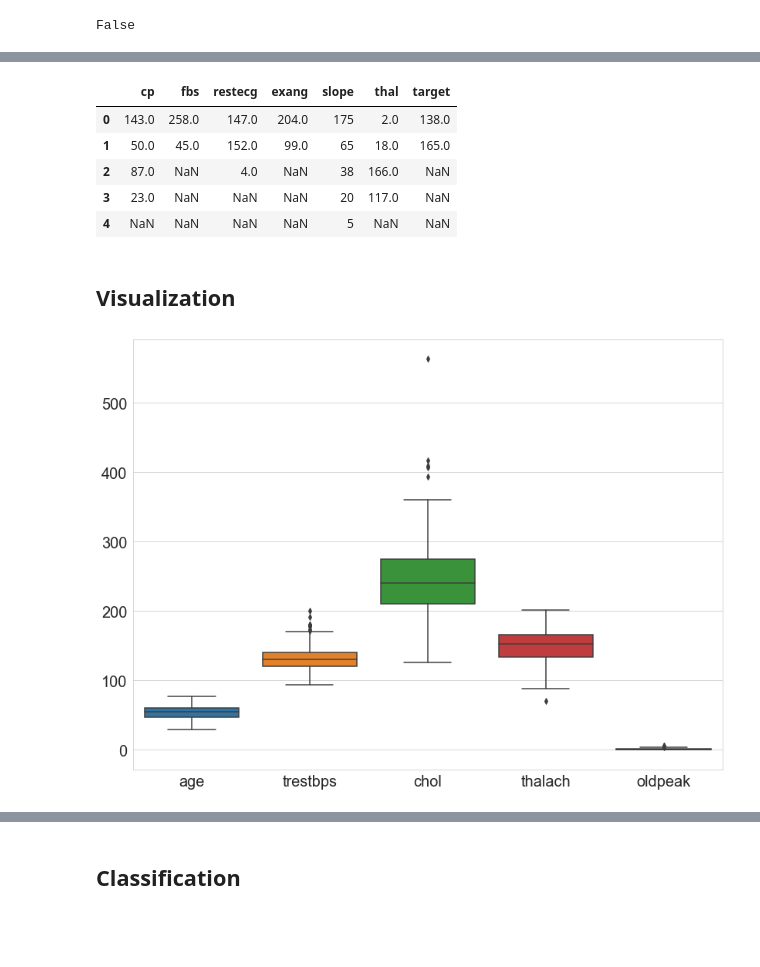
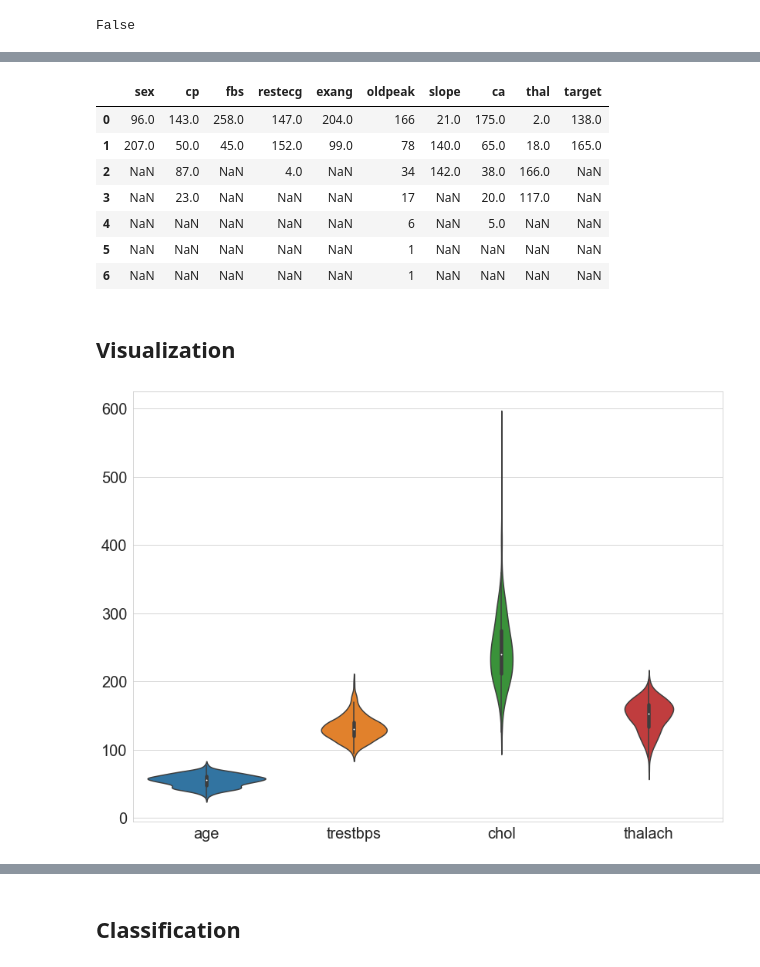
Before and after one commit to OwczarekP/Heart_disease_UCI, a Jupyter notebook: heart_disease.ipynb, the cells around one changed output, grey strips where cells are left out. Drawn from its saved outputs; the diff is of its cells as text; code cells hidden in the pictures; blank space fills up the shorter version.

```diff
--- a/heart_disease.ipynb
+++ b/heart_disease.ipynb
@@ -91,3 +93,5 @@ Changing the category of categorical variables:
+# %%
+heart_df_raw['oldpeak'] = heart_df_raw['oldpeak'].astype('int64')
 # %%
 heart_df_raw.info()
 # %% [output]
@@ -127,26 +131,28 @@ heart_df_raw.describe()
 # %%
-df_objects = heart_df_raw.select_dtypes(include=['object'])
+df_objects = heart_df_raw[["sex", "cp", "fbs", "restecg", "exang", "oldpeak", "slope", "ca", "thal", "target"]].astype('object')
 df_objects.apply(pd.Series.value_counts)
 # %% [output]
-|  | cp | fbs | restecg | exang | slope | thal | target |
-| 0 | 143.0 | 258.0 | 147.0 | 204.0 | 175 | 2.0 | 138.0 |
-| 1 | 50.0 | 45.0 | 152.0 | 99.0 | 65 | 18.0 | 165.0 |
-| 2 | 87.0 | NaN | 4.0 | NaN | 38 | 166.0 | NaN |
-| 3 | 23.0 | NaN | NaN | NaN | 20 | 117.0 | NaN |
-| 4 | NaN | NaN | NaN | NaN | 5 | NaN | NaN |
+|  | sex | cp | fbs | restecg | exang | oldpeak | slope | ca | thal | target |
+| 0 | 96.0 | 143.0 | 258.0 | 147.0 | 204.0 | 166 | 21.0 | 175.0 | 2.0 | 138.0 |
+| 1 | 207.0 | 50.0 | 45.0 | 152.0 | 99.0 | 78 | 140.0 | 65.0 | 18.0 | 165.0 |
+| 2 | NaN | 87.0 | NaN | 4.0 | NaN | 34 | 142.0 | 38.0 | 166.0 | NaN |
+| 3 | NaN | 23.0 | NaN | NaN | NaN | 17 | NaN | 20.0 | 117.0 | NaN |
+| 4 | NaN | NaN | NaN | NaN | NaN | 6 | NaN | 5.0 | NaN | NaN |
+| 5 | NaN | NaN | NaN | NaN | NaN | 1 | NaN | NaN | NaN | NaN |
+| 6 | NaN | NaN | NaN | NaN | NaN | 1 | NaN | NaN | NaN | NaN |
 # %% [markdown]
 ## Visualization <a name="visualization"></a>
 # %%
 sns.set_style("whitegrid")
 fig, ax = plt.subplots()
-df_boxplot = heart_df_raw[["age", "trestbps", "chol", "thalach", "oldpeak"]]
+df_boxplot = heart_df_raw[["age", "trestbps", "chol", "thalach"]]
 fig.set_size_inches(13.7, 10.27)
-ax = sns.boxplot(data=df_boxplot, orient="v")
+ax = sns.violinplot(data=df_boxplot, orient="v")
 plt.xticks(fontsize= 20)
 plt.yticks(fontsize= 20)
 plt.show()
 # %% [output]
-[figure, old version]
+[figure, new version]
 # %%
 # fig, ax = plt.subplots()
 sns.pairplot(heart_df_raw,  hue="target")
```
Also changed, not shown: parts of 38 cells of this notebook.
